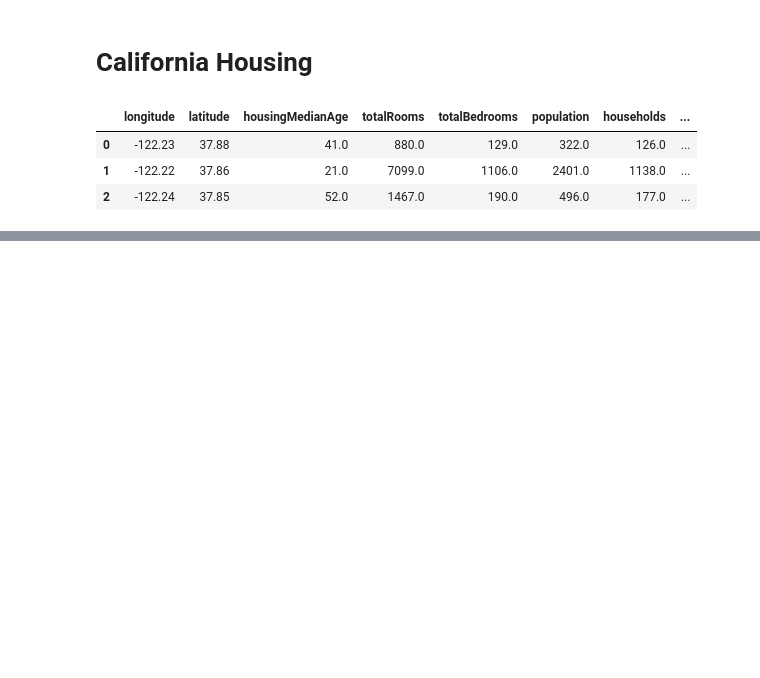
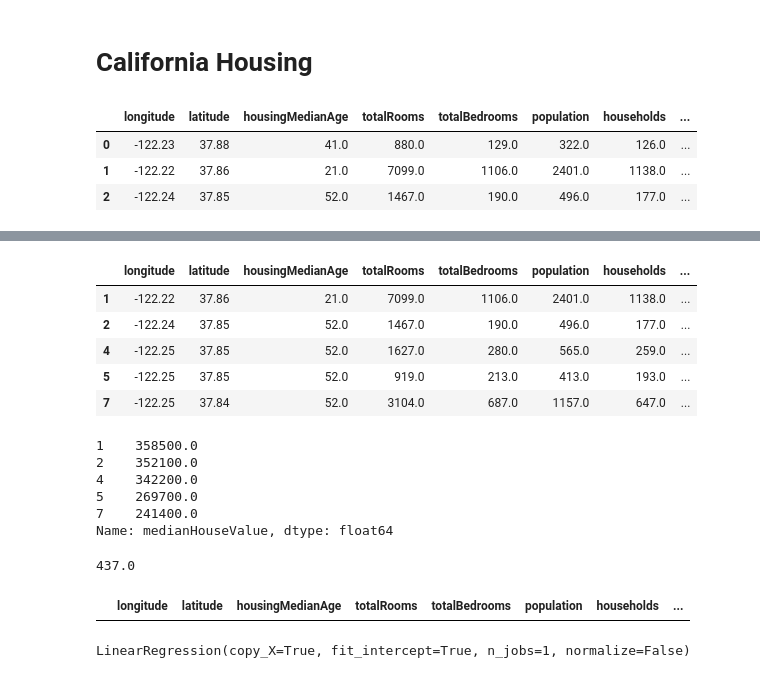
Before and after one commit to squince/ml, a Jupyter notebook: CaliforniaHousing/CalHousing.ipynb, the cells around one changed output, grey strips where cells are left out. Cells and saved outputs as stored; diff of their text form; code cells hidden in the pictures; blank space fills up the shorter version.

```diff
--- a/CaliforniaHousing/CalHousing.ipynb
+++ b/CaliforniaHousing/CalHousing.ipynb
@@ -126,0 +156,34 @@ Name: medianHouseValue, dtype: float64
+# %%
+housing = trainSet.drop('medianHouseValue', axis=1)
+housingLabels = trainSet['medianHouseValue'].copy()
+housing.sort_index().head()
+# %% [output]
+|  | longitude | latitude | housingMedianAge | totalRooms | totalBedrooms | population | households | ... |
+| 1 | -122.22 | 37.86 | 21.0 | 7099.0 | 1106.0 | 2401.0 | 1138.0 | ... |
+| 2 | -122.24 | 37.85 | 52.0 | 1467.0 | 190.0 | 496.0 | 177.0 | ... |
+| 4 | -122.25 | 37.85 | 52.0 | 1627.0 | 280.0 | 565.0 | 259.0 | ... |
+| 5 | -122.25 | 37.85 | 52.0 | 919.0 | 213.0 | 413.0 | 193.0 | ... |
+| 7 | -122.25 | 37.84 | 52.0 | 3104.0 | 687.0 | 1157.0 | 647.0 | ... |
+# %%
+housingLabels.sort_index().head()
+# %% [output]
+1    358500.0
+2    352100.0
+4    342200.0
+5    269700.0
+7    241400.0
+Name: medianHouseValue, dtype: float64
+# %%
+medianBedRooms = trainSet['totalBedrooms'].median()
+medianBedRooms
+# %% [output]
+437.0
+# %%
+trainSet[trainSet.isnull().any(axis=1)]
+# %% [output]
+|  | longitude | latitude | housingMedianAge | totalRooms | totalBedrooms | population | households | ... |
+# %%
+linReg = LinearRegression()
+linReg.fit(housing, housingLabels)
+# %% [output]
+LinearRegression(copy_X=True, fit_intercept=True, n_jobs=1, normalize=False)
```
Also changed, not shown: parts of 8 cells of this notebook.
